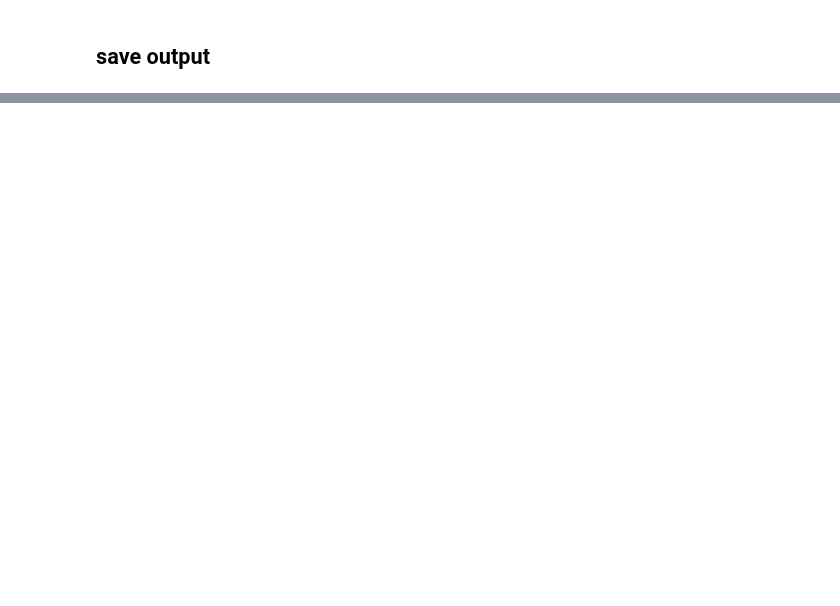
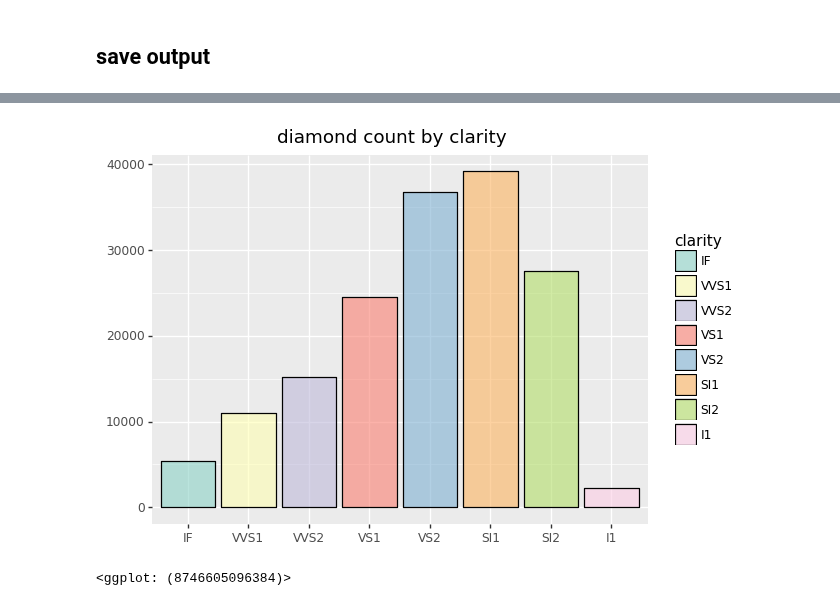
Before and after one commit to usefulmove/code, a Jupyter notebook: python/plotnine/exploratory_data_analysis.ipynb, the cells around one changed output, grey strips where cells are left out. Cells and saved outputs as stored; diff of their text form; code cells hidden in the pictures; blank space fills up the shorter version.

```diff
--- a/python/plotnine/exploratory_data_analysis.ipynb
+++ b/python/plotnine/exploratory_data_analysis.ipynb
@@ -96,0 +139,14 @@ p.save(filename="/content/gdrive/MyDrive/data/figure_one.png", height=6, width=8
+# %%
+from plotnine import geom_bar
+
+p = (ggplot(diamonds)
+    + aes(x="clarity", fill="clarity")
+    + geom_bar(alpha=0.6, color="#000")
+    + scale_x_discrete(limits=clarity_list)
+    + scale_fill_brewer(type="qual", palette="Set3", limits=clarity_list)
+    + labs(title="diamond count by clarity", x="", y="")
+    )
+p
+# %% [output]
+[figure, added]
+<ggplot: (8746605096384)>
```
Also changed, not shown: parts of 5 cells of this notebook.
